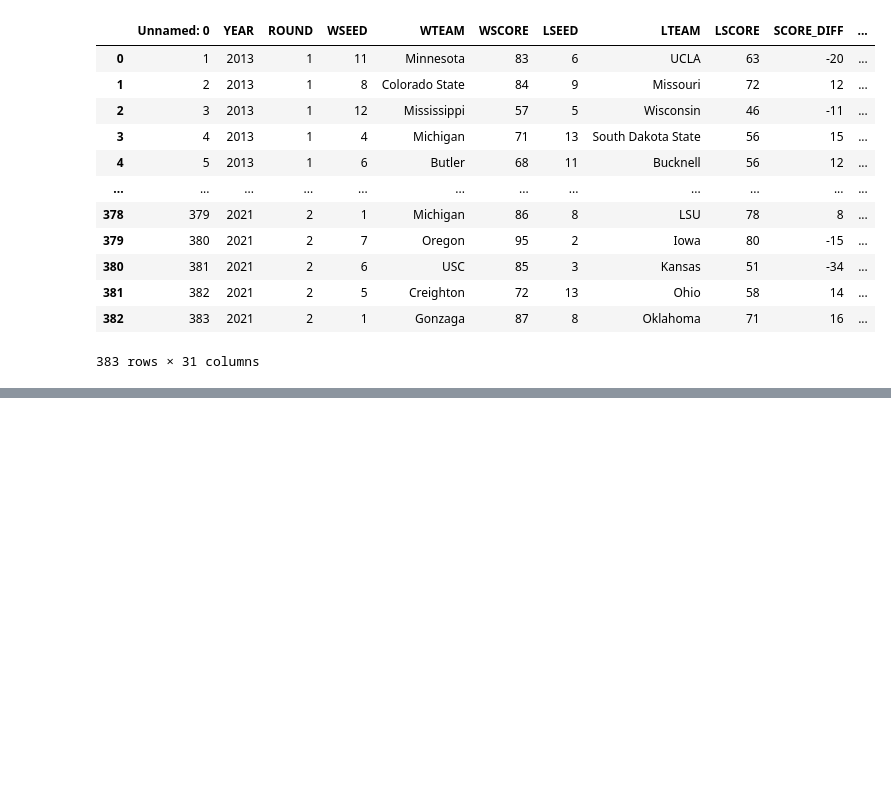
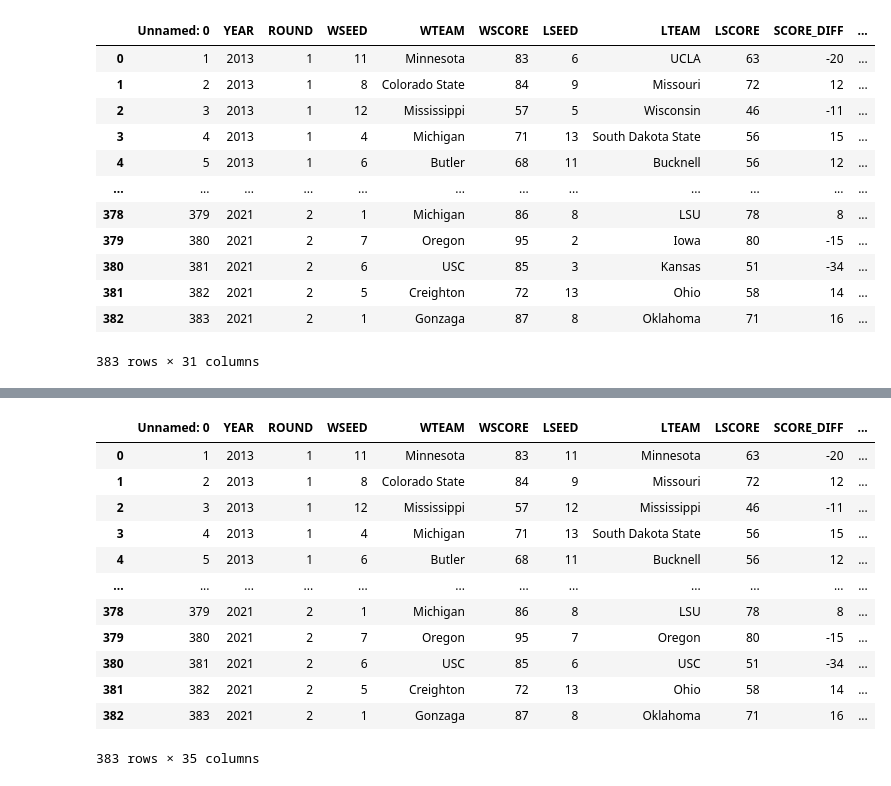
Before and after one commit to pieperpaula/edgeproject, a Jupyter notebook: data_proc.ipynb, the cells around one changed output, grey strips where cells are left out. Cells and saved outputs as stored; diff of their text form; code cells hidden in the pictures; blank space fills up the shorter version.

```diff
--- a/data_proc.ipynb
+++ b/data_proc.ipynb
@@ -20,13 +20,3 @@ game_diff
 383 rows × 31 columns
 # %%
 game_copy = game_diff.copy()
-# %%
-for ind, row in match_data.iterrows():
-    if game_diff.loc[ind,"SCORE_DIFF"] < 0:
-        game_copy.iloc[ind,12:] =  game_diff.iloc[ind,12:]*-1
-        game_copy.iloc[ind,6] = game_diff.iloc[ind,3]
-        game_copy.iloc[ind,7] = game_diff.iloc[ind,4]
-        game_copy.iloc[ind,8] = game_diff.iloc[ind,5]
-        game_copy.iloc[ind,3] = game_diff.iloc[ind,6]
-        game_copy.iloc[ind,4] = game_diff.iloc[ind,7]
-        game_copy.iloc[ind,5] = game_diff.iloc[ind,8]
@@ -48,2 +39,40 @@ Name: SCORE_DIFF, Length: 383, dtype: float64
+# %%
+for ind, row in game_copy.iterrows():
+    if game_copy.loc[ind,"SCORE_DIFF"] < 0:
+        game_copy.loc[ind,"upset"] = 1
+    else:
+        game_copy.loc[ind,"upset"] = 0
+# %%
+for ind,row in game_copy.iterrows():
+    if game_copy.loc[ind,"WSEED"] < game_copy.loc[ind,"LSEED"]:
+        game_copy.loc[ind,"HSEED"] = game_copy.loc[ind,"WSEED"]
+        game_copy.loc[ind,"LSEED"] = game_copy.loc[ind,"LSEED"]
+        game_copy.loc[ind,"HTEAM"] = game_copy.loc[ind,"WTEAM"]
+        game_copy.loc[ind,"LTEAM"] = game_copy.loc[ind,"LTEAM"]
+        game_copy.loc[ind,"HSCORE"] = game_copy.loc[ind,"WSCORE"]
+        game_copy.loc[ind,"LSCORE"] = game_copy.loc[ind,"LSCORE"]
+    elif game_copy.loc[ind,"LSEED"] < game_copy.loc[ind,"WSEED"]:
+        game_copy.loc[ind,"HSEED"] = game_copy.loc[ind,"LSEED"]
+        game_copy.loc[ind,"LSEED"] = game_copy.loc[ind,"WSEED"]
+        game_copy.loc[ind,"HTEAM"] = game_copy.loc[ind,"LTEAM"]
+        game_copy.loc[ind,"LTEAM"] = game_copy.loc[ind,"WTEAM"]
+        game_copy.loc[ind,"HSCORE"] = game_copy.loc[ind,"LSCORE"]
+        game_copy.loc[ind,"LSCORE"] = game_copy.loc[ind,"HSCORE"]
+# %%
+game_copy
+# %% [output]
+|  | Unnamed: 0 | YEAR | ROUND | WSEED | WTEAM | WSCORE | LSEED | LTEAM | LSCORE | SCORE_DIFF | ... |
+| 0 | 1 | 2013 | 1 | 11 | Minnesota | 83 | 11 | Minnesota | 63 | -20 | ... |
+| 1 | 2 | 2013 | 1 | 8 | Colorado State | 84 | 9 | Missouri | 72 | 12 | ... |
+| 2 | 3 | 2013 | 1 | 12 | Mississippi | 57 | 12 | Mississippi | 46 | -11 | ... |
+| 3 | 4 | 2013 | 1 | 4 | Michigan | 71 | 13 | South Dakota State | 56 | 15 | ... |
+| 4 | 5 | 2013 | 1 | 6 | Butler | 68 | 11 | Bucknell | 56 | 12 | ... |
+| ... | ... | ... | ... | ... | ... | ... | ... | ... | ... | ... | ... |
+| 378 | 379 | 2021 | 2 | 1 | Michigan | 86 | 8 | LSU | 78 | 8 | ... |
+| 379 | 380 | 2021 | 2 | 7 | Oregon | 95 | 7 | Oregon | 80 | -15 | ... |
+| 380 | 381 | 2021 | 2 | 6 | USC | 85 | 6 | USC | 51 | -34 | ... |
+| 381 | 382 | 2021 | 2 | 5 | Creighton | 72 | 13 | Ohio | 58 | 14 | ... |
+| 382 | 383 | 2021 | 2 | 1 | Gonzaga | 87 | 8 | Oklahoma | 71 | 16 | ... |
+383 rows × 35 columns
 # %%
 import numpy as np
```
Also changed, not shown: parts of 12 cells of this notebook.
